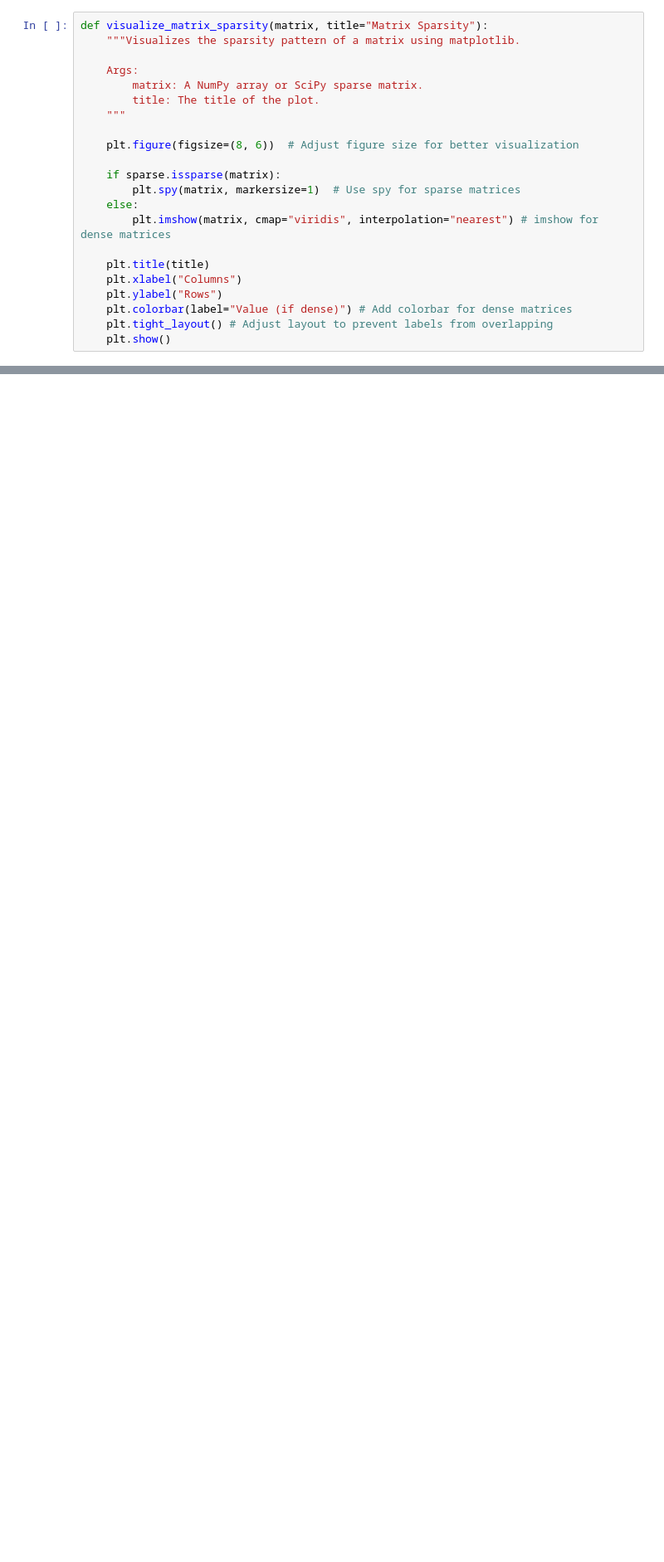
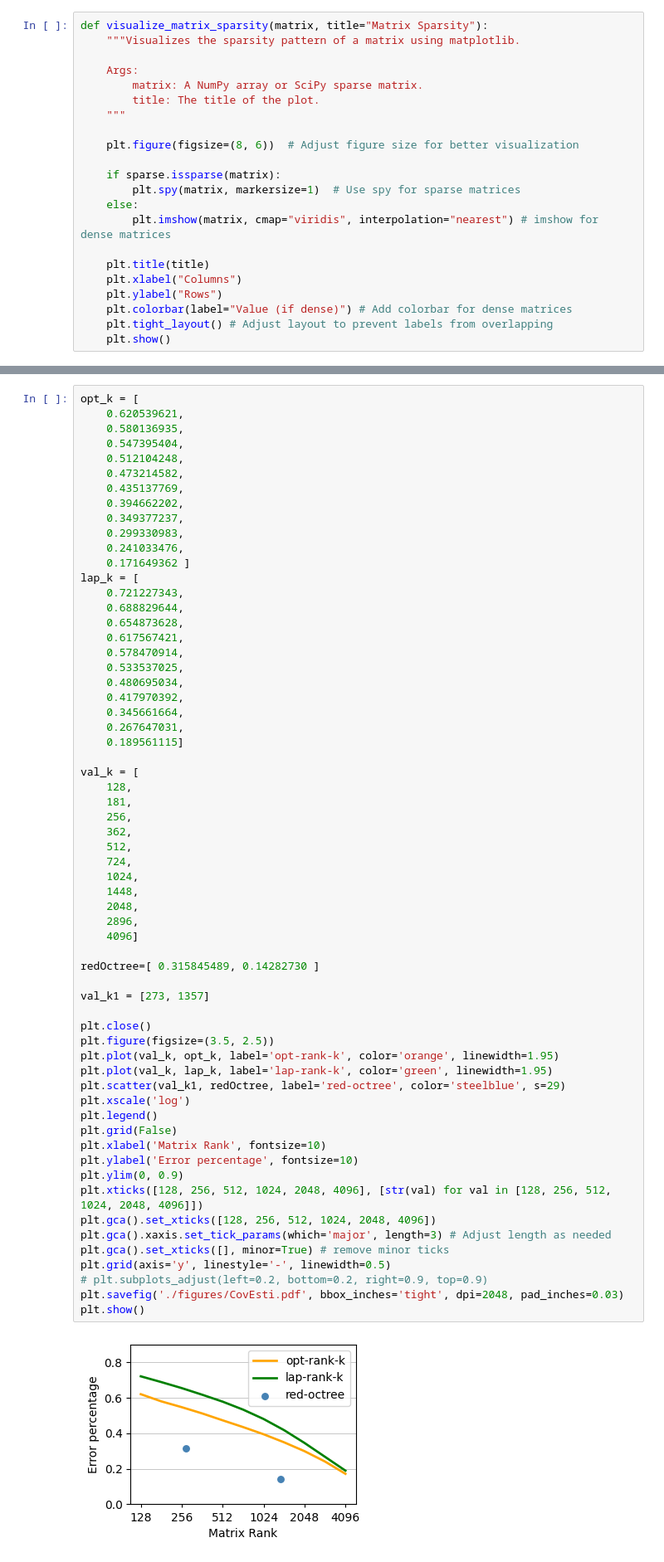
Before and after one commit to UPC-ViRVIG/BayesianSSD, a Jupyter notebook: test.ipynb, the cells around one changed output, grey strips where cells are left out. Shown: that part at 83% size. Saved outputs shown, nothing was run; the diff lists cells and outputs as text; blank space fills up the shorter version.

```diff
--- a/test.ipynb
+++ b/test.ipynb
@@ -130,0 +166,64 @@ np.min(np.diag(inv))
+# %%
+opt_k = [
+    0.620539621,
+    0.580136935,
+    0.547395404,
+    0.512104248,
+    0.473214582,
+    0.435137769,
+    0.394662202,
+    0.349377237,
+    0.299330983,
+    0.241033476,
+    0.171649362 ]
+lap_k = [
+    0.721227343,
+    0.688829644,
+    0.654873628,
+    0.617567421,
+    0.578470914,
+    0.533537025,
+    0.480695034,
+    0.417970392,
+    0.345661664,
+    0.267647031,
+    0.189561115]
+
+val_k = [
+    128,
+    181,
+    256,
+    362,
+    512,
+    724,
+    1024,
+    1448,
+    2048,
+    2896,
+    4096]
+
+redOctree=[ 0.315845489, 0.14282730 ]
+
+val_k1 = [273, 1357]
+
+plt.close()
+plt.figure(figsize=(3.5, 2.5))
+plt.plot(val_k, opt_k, label='opt-rank-k', color='orange', linewidth=1.95)
+plt.plot(val_k, lap_k, label='lap-rank-k', color='green', linewidth=1.95)
+plt.scatter(val_k1, redOctree, label='red-octree', color='steelblue', s=29)
+plt.xscale('log')
+plt.legend()
+plt.grid(False)
+plt.xlabel('Matrix Rank', fontsize=10)
+plt.ylabel('Error percentage', fontsize=10)
+plt.ylim(0, 0.9)
+plt.xticks([128, 256, 512, 1024, 2048, 4096], [str(val) for val in [128, 256, 512, 1024, 2048, 4096]])
+plt.gca().set_xticks([128, 256, 512, 1024, 2048, 4096])
+plt.gca().xaxis.set_tick_params(which='major', length=3) # Adjust length as needed
+plt.gca().set_xticks([], minor=True) # remove minor ticks
+plt.grid(axis='y', linestyle='-', linewidth=0.5)
+# plt.subplots_adjust(left=0.2, bottom=0.2, right=0.9, top=0.9)
+plt.savefig('./figures/CovEsti.pdf', bbox_inches='tight', dpi=2048, pad_inches=0.03)
+plt.show()
+# %% [output]
+[figure, added]
```
Also changed, not shown: parts of 30 cells of this notebook, 23 other files.
